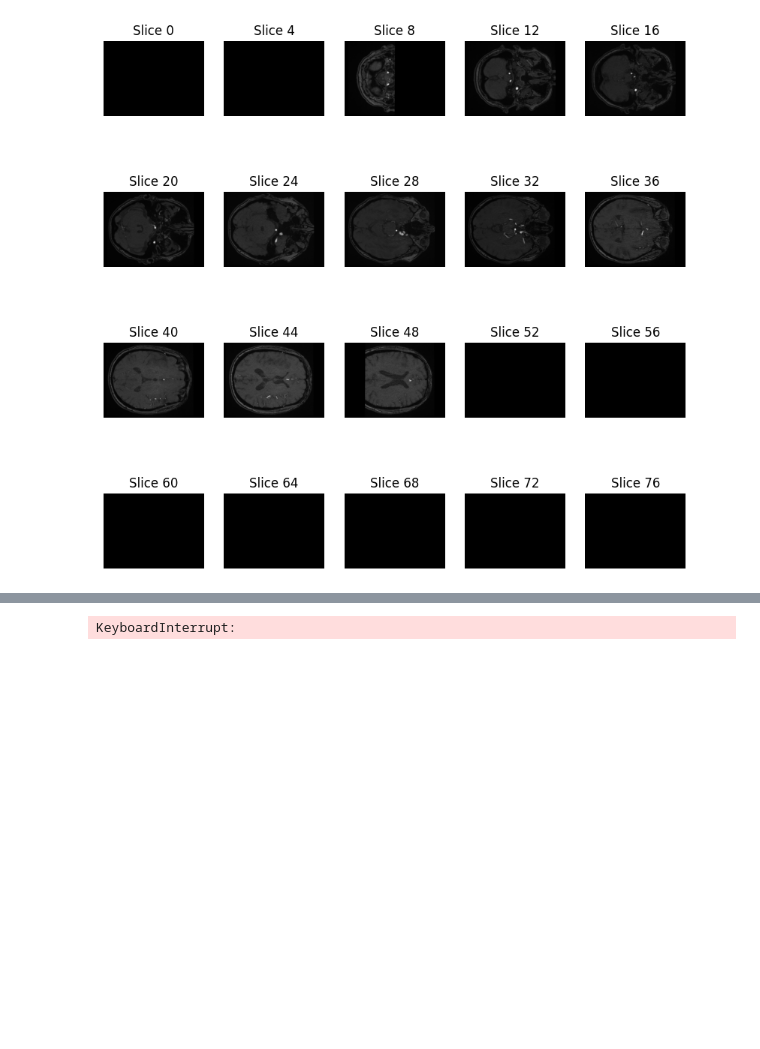
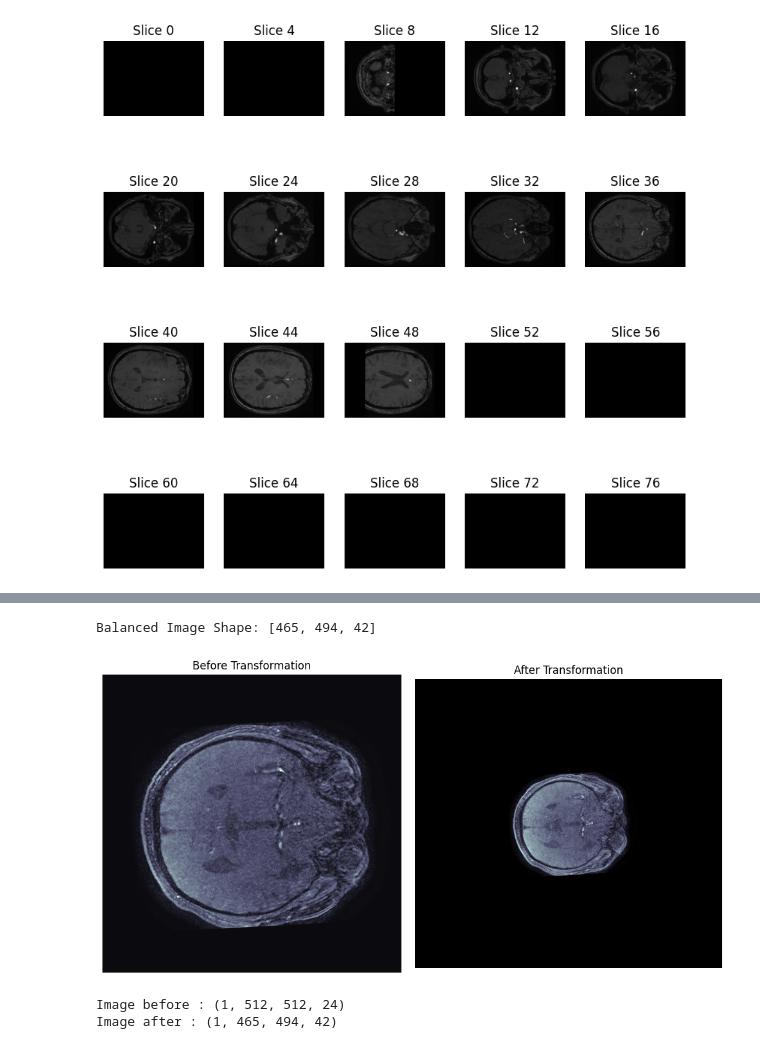
Before and after one commit to drci-foch/ETIS-Image, a Jupyter notebook: testing_viz/scaling.ipynb, the cells around one changed output, grey strips where cells are left out. Cells and saved outputs as stored; diff of their text form; code cells hidden in the pictures; blank space fills up the shorter version.

```diff
--- a/testing_viz/scaling.ipynb
+++ b/testing_viz/scaling.ipynb
@@ -195,3 +228,61 @@ len(image_paths)
+# %%
+# Weight for the median shape
+w = 0.5
+
+# Calculate the balanced shape
+balanced_shape = (w * np.array(list(median_shape)) + (1 - w) * np.array(list(avg_shape))).astype(int)
+
+print("Balanced Image Shape:", list(balanced_shape))
+# %% [output]
+Balanced Image Shape: [465, 494, 42]
+# %%
+import matplotlib.pyplot as plt
+import torchio as tio
+import random
+
+def show_slices(side_by_side, titles=['Before', 'After'], cmap='bone'):
+    fig, axes = plt.subplots(1, 2, figsize=(10, 5))
+
+    for i, (img, title) in enumerate(zip(side_by_side, titles)):
+        ax = axes[i]
+        ax.imshow(img, cmap=cmap)
+        ax.set_title(title)
+        ax.axis('off')
+
+    plt.tight_layout()
+    plt.show()
+
+# Load the image
+image_path = image_paths[random.choice([1, 506])]  # Replace with your image path
+subject = tio.Subject(mri=tio.ScalarImage(image_path))
+image = subject['mri']
+
+# Extract a slice before transformation
+slice_before = image.data[0, :, :, image.shape[-1] // 2].numpy()
+
+# Define the transformations
+transforms = tio.Compose([
+    tio.Resample(1),
+    tio.CropOrPad(list(balanced_shape)),
+    tio.ZNormalization(),
+    # Add more transforms as needed
+])
+
+# Apply the transformations
+transformed_subject = transforms(subject)
+transformed_image = transformed_subject['mri']
+
+# Extract a slice after transformation
+slice_after = transformed_image.data[0, :, :, transformed_image.shape[-1] // 2].numpy()
+
+# Display slices side by side
+show_slices([slice_before, slice_after], titles=['Before Transformation', 'After Transformation'])
+print("Image before :", image.shape)
+print("Image after :", transformed_image.shape)
+# %% [output]
+[figure, added]
+Image before : (1, 512, 512, 24)
+Image after : (1, 465, 494, 42)
 # %%
 subjects = []
 for image_path in image_paths:
@@ -219,6 +311,0 @@ data_loader = DataLoader(dataset, batch_size=1, shuffle=True)
-# %%
-for batch in data_loader:
-    mri_images = batch['mri'][tio.DATA]
-    # Process the images as needed
-# %% [output]
-KeyboardInterrupt:
```
Also changed, not shown: parts of 15 cells of this notebook.
